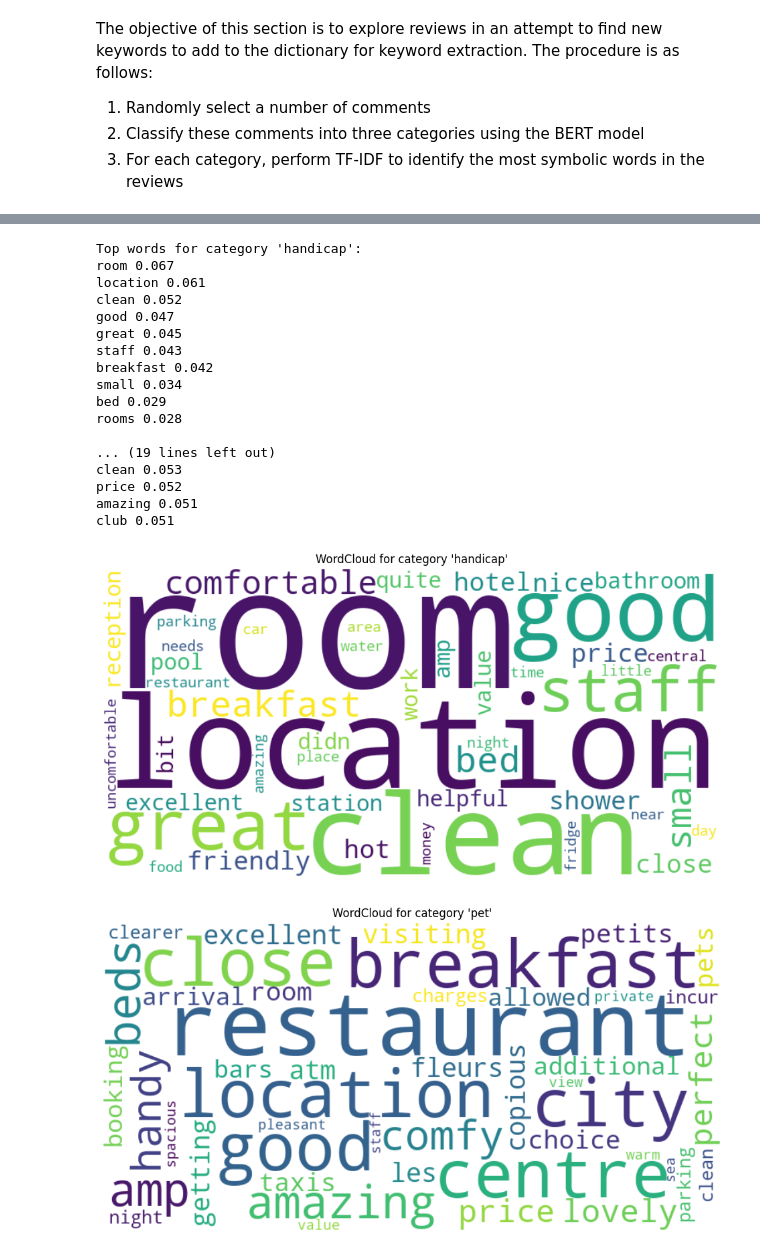
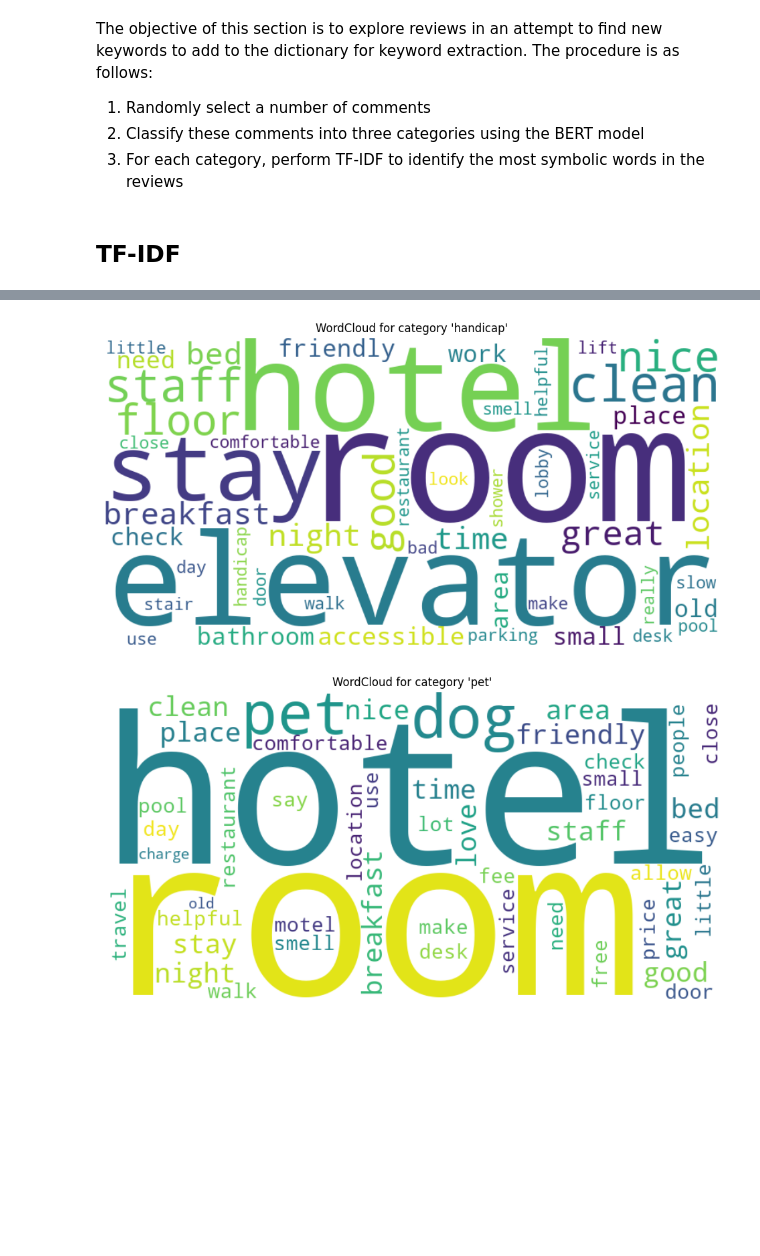
Before and after one commit to AlbinMorisseau/large-project, a Jupyter notebook: notebooks/draft/key_words_exploration.ipynb, the cells around one changed output, grey strips where cells are left out. Saved outputs shown, nothing was run; the diff lists cells and outputs as text; code cells hidden in the pictures; blank space fills up the shorter version.

```diff
--- a/notebooks/draft/key_words_exploration.ipynb
+++ b/notebooks/draft/key_words_exploration.ipynb
@@ -9,62 +19,19 @@ The procedure is as follows:
+# %%
+df = pl.read_csv("../../data/processed/key_words_data_hotel_reviews_1.csv")
+# %% [markdown]
+## TF-IDF
 # %%
-import torch
-torch.set_num_threads(4)
-from transformers import pipeline
-import polars as pl
-from sklearn.feature_extraction.text import TfidfVectorizer
-from collections import Counter
-from wordcloud import WordCloud
-import matplotlib.pyplot as plt
-from tqdm import tqdm
+# -------------------------------
+#  TF-IDF analysis per category
+# -------------------------------
 
-# -------------------------------
-# 1. Load the zero-shot model
-# -------------------------------
-device = 0 if torch.cuda.is_available() else -1
-pipe = pipeline(
-    "zero-shot-classification",
-    model="facebook/bart-large-mnli",
-    device=device
-)
-
-# -------------------------------
-# 2. Load and clean the data
-# -------------------------------
-df = pl.read_csv("../../data/original/dataset/data_booking.csv")
-
-# Drop or fill missing reviews
-df = df.filter(pl.col("review").is_not_null())
-df = df.sample(n=500, with_replacement=False, shuffle=True)
-
-# Labels for zero-shot classification
-labels = ["pet", "child", "handicap", "other"]
-
-# -------------------------------
-# 3. Predict categories in batch
-# -------------------------------
-batch_size = 32
-predicted = []
-texts = df["review"].to_list()
-
-for i in tqdm(range(0, len(texts), batch_size)):
-    batch = texts[i:i+batch_size]
-    results = pipe(batch, candidate_labels=labels, multi_label=False)
-    # results is a list of dicts
-    predicted.extend([r["labels"][0] for r in results])
-
-# Add predicted category to dataframe
-df = df.with_columns(pl.Series("predicted_category", predicted))
-
-# -------------------------------
-# 4. TF-IDF analysis per category
-# -------------------------------
 categories_of_interest = ["handicap", "pet", "child"]
 vectorizer = TfidfVectorizer(stop_words="english", lowercase=True, max_features=1000)
 
 tfidf_per_category = {}
 
 for cat in categories_of_interest:
-    reviews_cat = df.filter(pl.col("predicted_category") == cat)["review"].to_list()
+    reviews_cat = df.filter(pl.col("category") == cat)["review"].to_list()
     if len(reviews_cat) == 0:
         continue
     X = vectorizer.fit_transform(reviews_cat)
@@ -105,19 +88,2 @@ Device set to use cpu
-Top words for category 'handicap':
-room 0.067
-location 0.061
-clean 0.052
-good 0.047
-great 0.045
-staff 0.043
-breakfast 0.042
-small 0.034
-bed 0.029
-rooms 0.028
-
-... (19 lines left out)
-clean 0.053
-price 0.052
-amazing 0.051
-club 0.051
-[figure, old version]
+[figure, new version]
-[figure, old version]
+[figure, new version]
```
Also changed, not shown: parts of 35 cells of this notebook, 5 other files.
